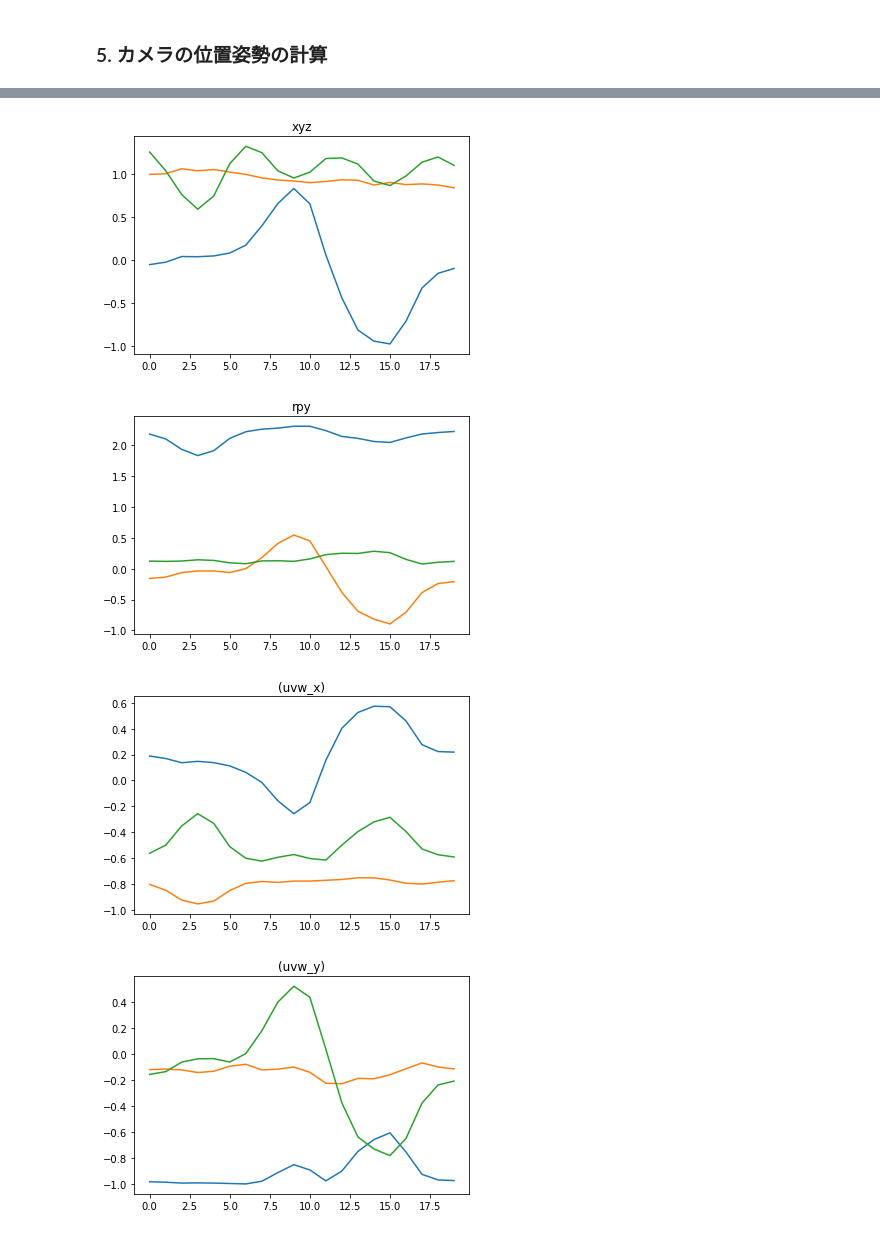
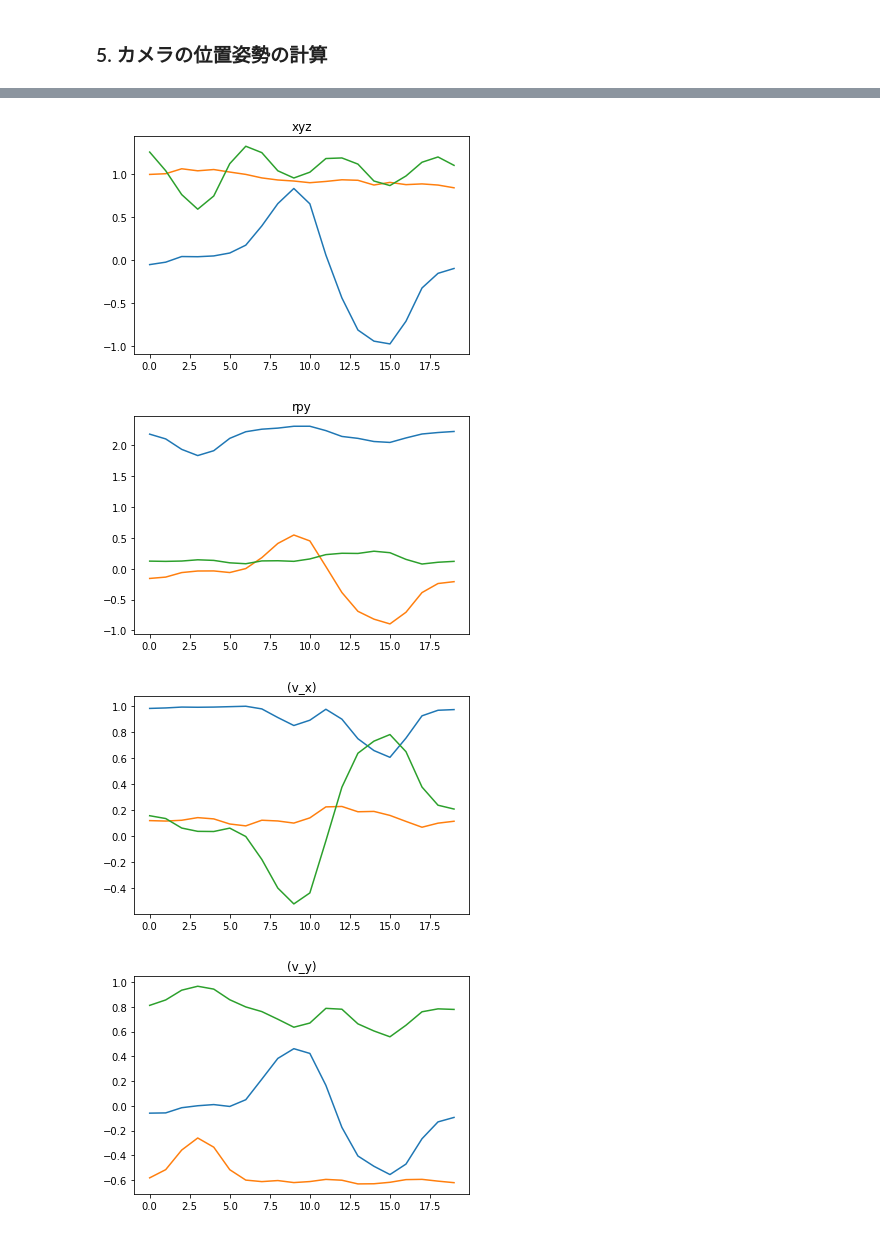
Before and after one commit to naruya/aruco, a Jupyter notebook: aruco.ipynb, the cells around one changed output, grey strips where cells are left out. Cells and saved outputs as stored; diff of their text form; code cells hidden in the pictures.

```diff
--- a/aruco.ipynb
+++ b/aruco.ipynb
@@ -66,9 +66,9 @@ plt.imshow(frame[...,::-1]); plt.show()
 # %%
 xyz = []
 rpy = []
-uvw_x = []
-uvw_y = []
-uvw_z = []
+v_x = []
+v_y = []
+v_z = []
 
 for frame in vid[:500:25]:  # 全部処理すると重いので…
     frame = frame[...,::-1]  # BGR2RGB
@@ -86,9 +86,9 @@ for frame in vid[:500:25]:  # 全部処理すると重いので…
     y = np.arctan2(-R_T[1][0], R_T[0][0])
     rpy.append(- np.array([r, p, y]))
 
-    uvw_x.append( - np.dot(R_T, np.array([0,0,-1])))
-    uvw_y.append( - np.dot(R_T, np.array([1,0,0])))
-    uvw_z.append( - np.dot(R_T, np.array([0,1,0])))
+    v_x.append(np.dot(R_T, np.array([1,0,0])))
+    v_y.append(np.dot(R_T, np.array([0,1,0])))
+    v_z.append(np.dot(R_T, np.array([0,0,1])))
 
     # ---- 描画
     cv2.aruco.drawDetectedMarkers(frame, corners, ids, (0,255,255))
@@ -152,11 +152,11 @@ MoviePy - Building file src/sample2.gif with imageio.
 # %%
 plt.title("xyz"); plt.plot(xyz); plt.show()  # 青:x, 橙:y, 緑:z
 plt.title("rpy"); plt.plot(rpy); plt.show()  # 青:r, 橙:p, 緑:y
-plt.title("(uvw_x)"); plt.plot(uvw_x); plt.show()
-plt.title("(uvw_y)"); plt.plot(uvw_y); plt.show()
-plt.title("(uvw_z)"); plt.plot(uvw_z); plt.show()
+plt.title("(v_x)"); plt.plot(v_x); plt.show()
+plt.title("(v_y)"); plt.plot(v_y); plt.show()
+plt.title("(v_z)"); plt.plot(v_z); plt.show()
 # %% [output]
 [figure]
 [figure]
-[figure, old version]
+[figure, new version]
-[figure, old version]
+[figure, new version]
```
Also changed, not shown: parts of 2 cells of this notebook, 2 other files.
